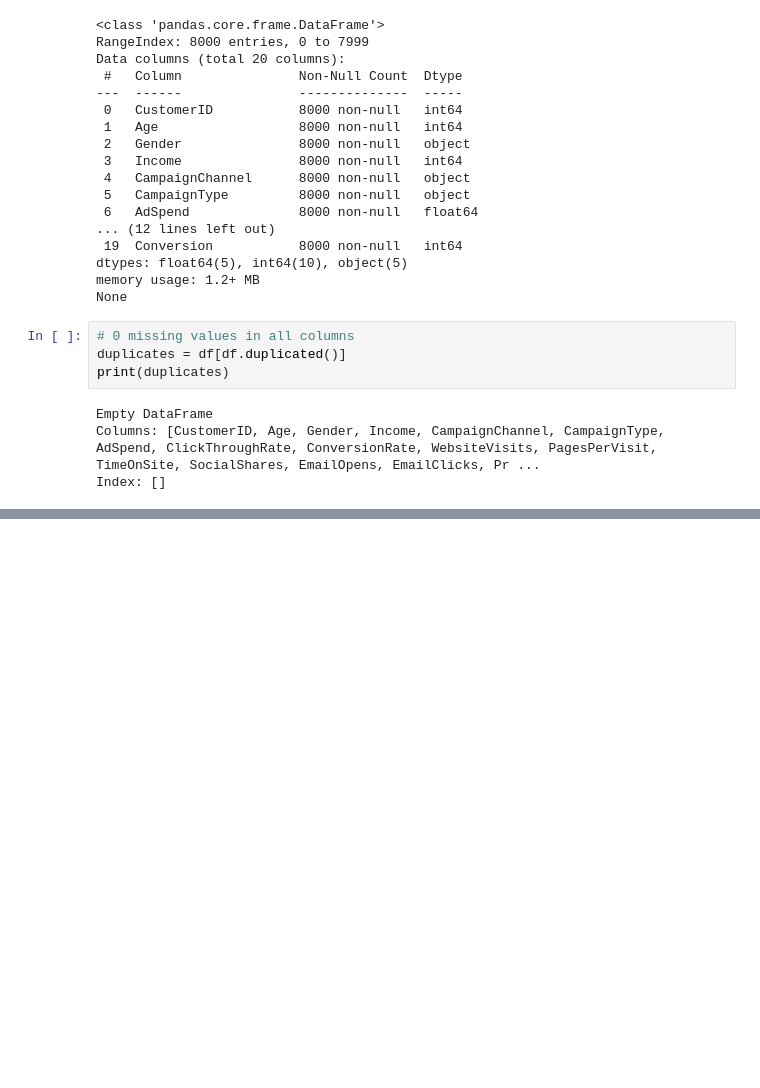
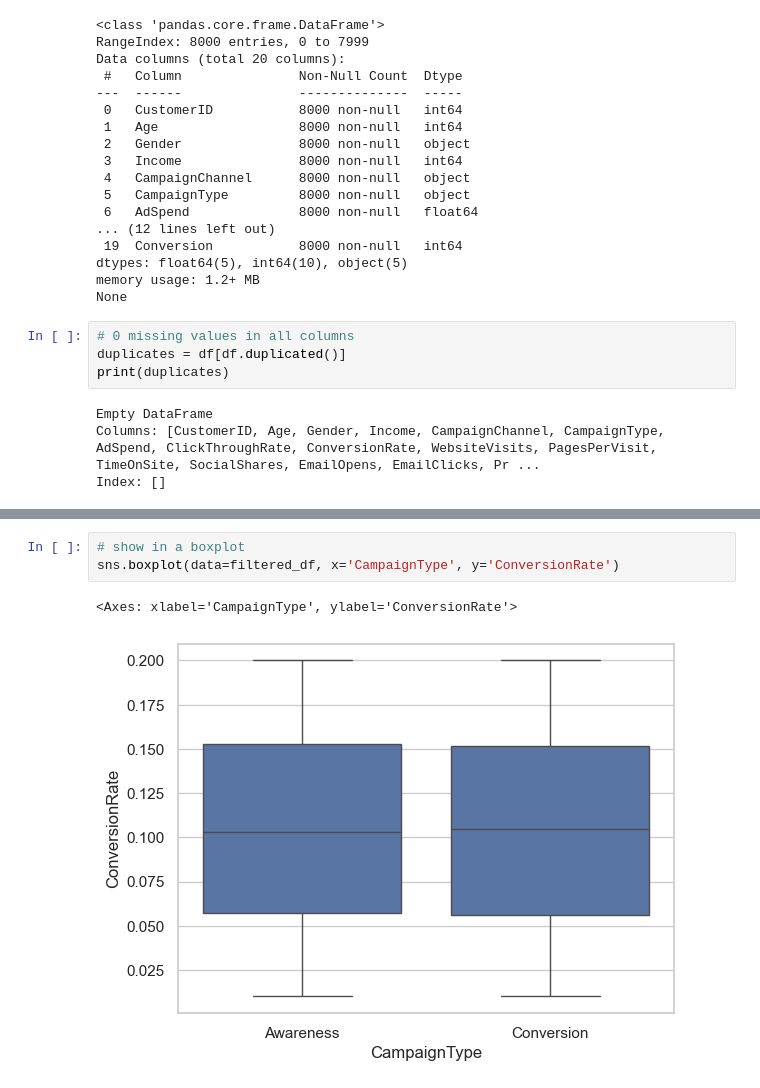
Before and after one commit to Luke-Palmer-Divers/Marketing-Campaign-Analysis-Customer-Segmentation, a Jupyter notebook: A:B Testing Marketing-1.ipynb, the cells around one changed output, grey strips where cells are left out. Saved outputs shown, nothing was run; the diff lists cells and outputs as text; blank space fills up the shorter version.

```diff
--- a/A:B Testing Marketing-1.ipynb
+++ b/A:B Testing Marketing-1.ipynb
@@ -86,0 +127,6 @@ Conversion Campaign Mean: 0.10485920903741773
+# %%
+# show in a boxplot
+sns.boxplot(data=filtered_df, x='CampaignType', y='ConversionRate')
+# %% [output]
+<Axes: xlabel='CampaignType', ylabel='ConversionRate'>
+[figure, added]
```
Also changed, not shown: parts of 18 cells of this notebook.
